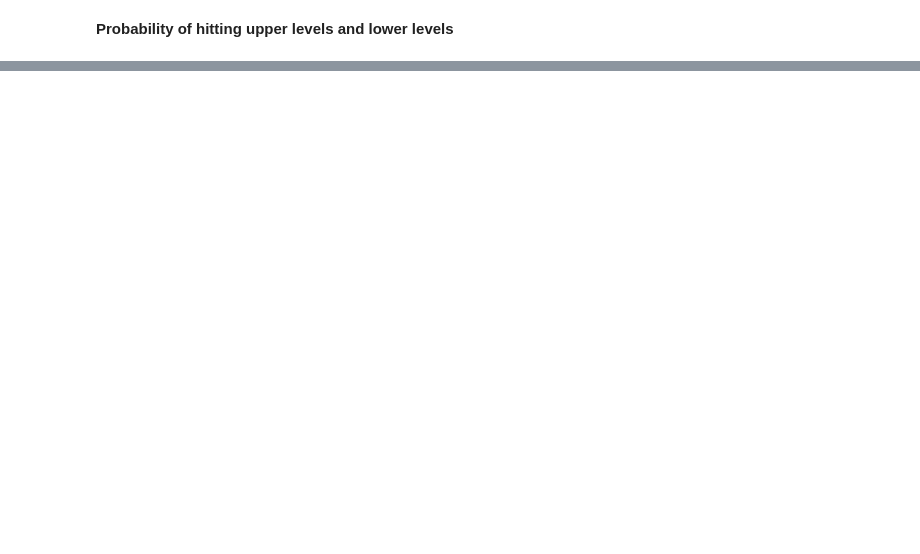
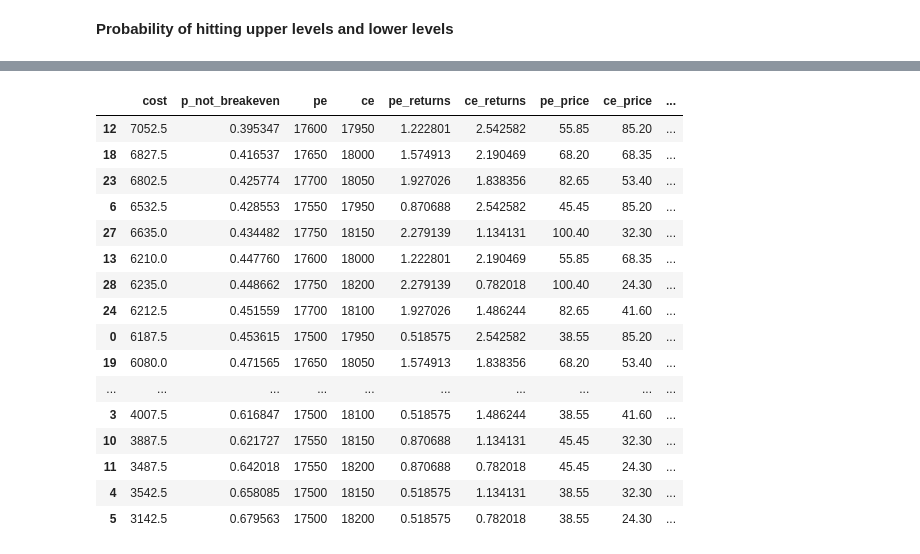
Before and after one commit to shayanrc/Mid-Covid-Market-Analysis, a Jupyter notebook: Nifty_Long_Stratbook.ipynb, the cells around one changed output, grey strips where cells are left out. Saved outputs shown, nothing was run; the diff lists cells and outputs as text; code cells hidden in the pictures; blank space fills up the shorter version.

```diff
--- a/Nifty_Long_Stratbook.ipynb
+++ b/Nifty_Long_Stratbook.ipynb
@@ -377,0 +468,28 @@ ax.grid(axis='y')
+# %%
+position_pairs = position_pairs.sort_values('p_not_breakeven')
+# %%
+position_pairs['cost'] = position_pairs['cost']*capital
+# %%
+position_pairs['breakeven_price'] = position_pairs['pe_price']+position_pairs['ce_price']
+# %%
+position_pairs['spread'] = position_pairs.ce-position_pairs.pe
+# %%
+position_pairs
+# %% [output]
+|  | cost | p_not_breakeven | pe | ce | pe_returns | ce_returns | pe_price | ce_price | ... |
+| 12 | 7052.5 | 0.395347 | 17600 | 17950 | 1.222801 | 2.542582 | 55.85 | 85.20 | ... |
+| 18 | 6827.5 | 0.416537 | 17650 | 18000 | 1.574913 | 2.190469 | 68.20 | 68.35 | ... |
+| 23 | 6802.5 | 0.425774 | 17700 | 18050 | 1.927026 | 1.838356 | 82.65 | 53.40 | ... |
+| 6 | 6532.5 | 0.428553 | 17550 | 17950 | 0.870688 | 2.542582 | 45.45 | 85.20 | ... |
+| 27 | 6635.0 | 0.434482 | 17750 | 18150 | 2.279139 | 1.134131 | 100.40 | 32.30 | ... |
+| 13 | 6210.0 | 0.447760 | 17600 | 18000 | 1.222801 | 2.190469 | 55.85 | 68.35 | ... |
+| 28 | 6235.0 | 0.448662 | 17750 | 18200 | 2.279139 | 0.782018 | 100.40 | 24.30 | ... |
+| 24 | 6212.5 | 0.451559 | 17700 | 18100 | 1.927026 | 1.486244 | 82.65 | 41.60 | ... |
+| 0 | 6187.5 | 0.453615 | 17500 | 17950 | 0.518575 | 2.542582 | 38.55 | 85.20 | ... |
+| 19 | 6080.0 | 0.471565 | 17650 | 18050 | 1.574913 | 1.838356 | 68.20 | 53.40 | ... |
+| ... | ... | ... | ... | ... | ... | ... | ... | ... | ... |
+| 3 | 4007.5 | 0.616847 | 17500 | 18100 | 0.518575 | 1.486244 | 38.55 | 41.60 | ... |
+| 10 | 3887.5 | 0.621727 | 17550 | 18150 | 0.870688 | 1.134131 | 45.45 | 32.30 | ... |
+| 11 | 3487.5 | 0.642018 | 17550 | 18200 | 0.870688 | 0.782018 | 45.45 | 24.30 | ... |
+| 4 | 3542.5 | 0.658085 | 17500 | 18150 | 0.518575 | 1.134131 | 38.55 | 32.30 | ... |
+| 5 | 3142.5 | 0.679563 | 17500 | 18200 | 0.518575 | 0.782018 | 38.55 | 24.30 | ... |
```
Also changed, not shown: parts of 26 cells of this notebook, 2 other files.
